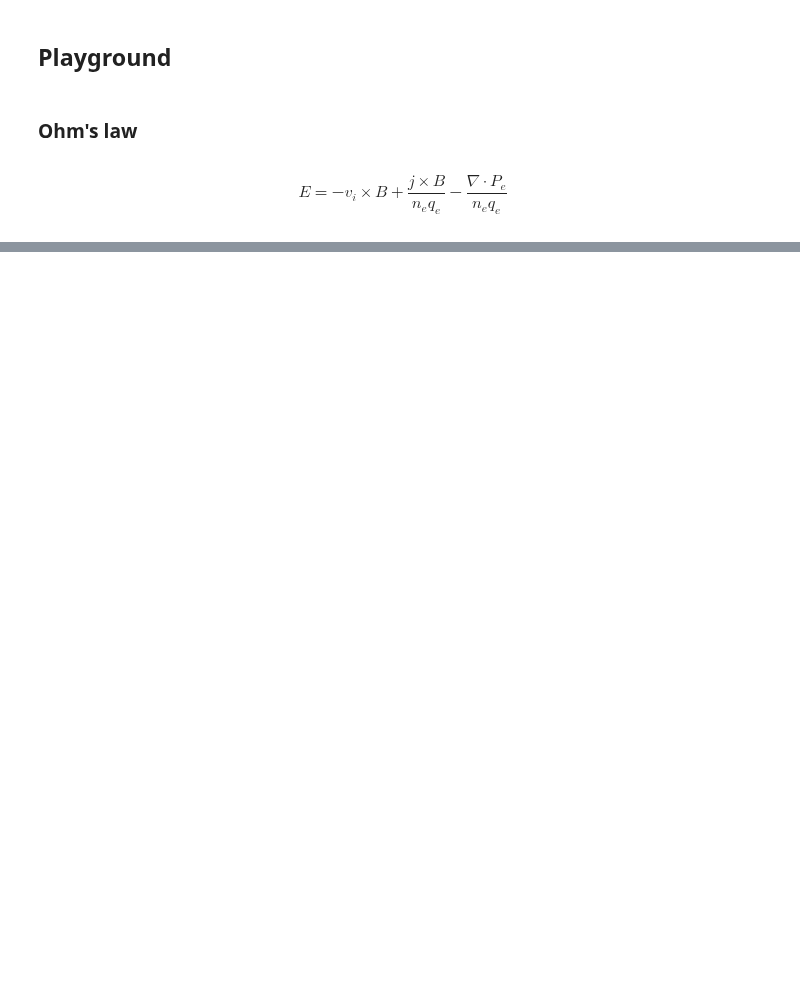
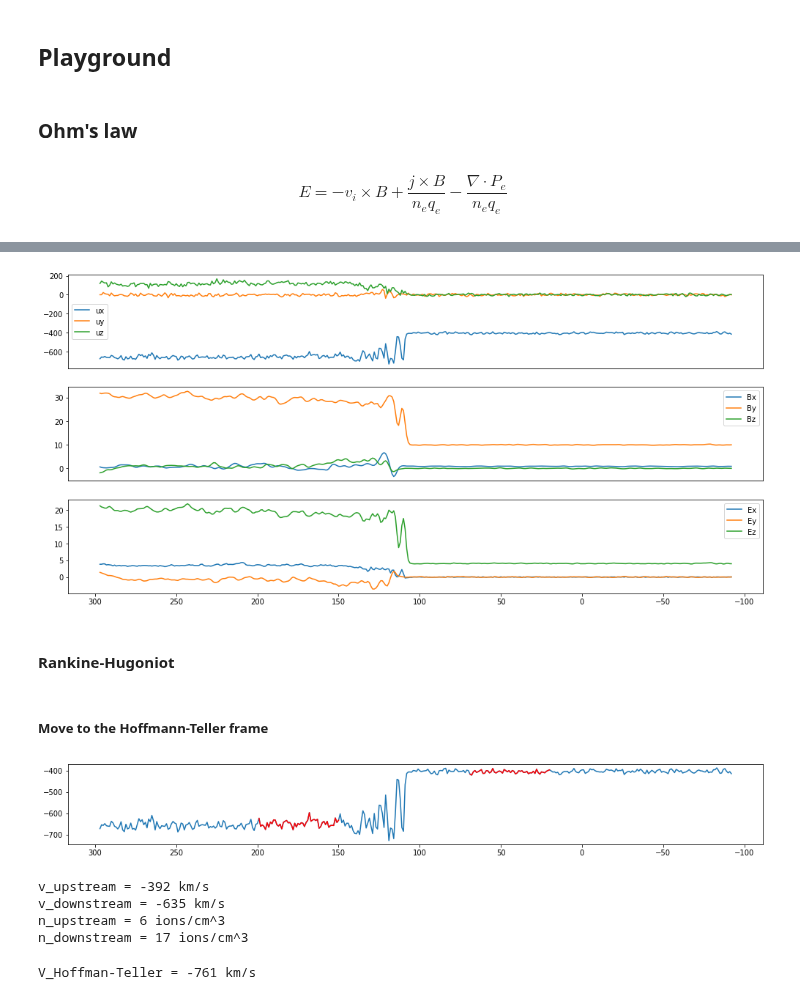
Before and after one commit to cmoissar/Jupyter-Notebooks, a Jupyter notebook: workpad.ipynb, the cells around one changed output, grey strips where cells are left out. Cells and saved outputs as stored; diff of their text form; code cells hidden in the pictures; blank space fills up the shorter version.

Commit message:
writing a code to check Rankine-Hugoniot and Ohm'Ohm's law through the interplanetary shock. This is in workpad.ipynb

```diff
--- a/workpad.ipynb
+++ b/workpad.ipynb
@@ -297,0 +290,6 @@ plt.show()
+# %%
+x_slice = slice(10,400)
+y_slice = slice(ny0-1, ny0+1)
+z_slice = slice(nz0-1, nz0+1)
+
+slices = (x_slice, y_slice, z_slice)
@@ -297,0 +380,30 @@ plt.show()
+# %%
+gs = GridSpec(3, 1)
+
+axe = plt.subplot(gs[0])
+plt.plot(x[x_slice], V[0][x_slice, ny0, nz0], label='ux')
+plt.plot(x[x_slice], V[1][x_slice, ny0, nz0], label='uy')
+plt.plot(x[x_slice], V[2][x_slice, ny0, nz0], label='uz')
+plt.legend()
+axe.get_xaxis().set_visible(False)
+
+axe = plt.subplot(gs[1], sharex=axe)
+plt.plot(x[x_slice], B[0][x_slice, ny0, nz0], label='Bx')
+plt.plot(x[x_slice], B[1][x_slice, ny0, nz0], label='By')
+plt.plot(x[x_slice], B[2][x_slice, ny0, nz0], label='Bz')
+plt.legend()
+axe.get_xaxis().set_visible(False)
+
+axe = plt.subplot(gs[2], sharex=axe)
+plt.plot(x[x_slice], E[0][x_slice, ny0, nz0], label='Ex')
+plt.plot(x[x_slice], E[1][x_slice, ny0, nz0], label='Ey')
+plt.plot(x[x_slice], E[2][x_slice, ny0, nz0], label='Ez')
+plt.legend()
+
+plt.gca().invert_xaxis()
+# %% [output]
+[figure, added]
+# %% [markdown]
+#### Rankine-Hugoniot
+# %% [markdown]
+##### Move to the Hoffmann-Teller frame
@@ -297,0 +416,32 @@ plt.show()
+# %%
+rcParams["figure.figsize"] = [17, 2]
+
+plt.plot(x[x_slice], Vx[x_slice, ny0, nz0])
+plt.plot(x[upstream_slice  ], Vx[upstream_slice  , ny0, nz0], color="red")
+plt.plot(x[downstream_slice], Vx[downstream_slice, ny0, nz0], color="red")
+plt.gca().invert_xaxis()
+# %% [output]
+[figure, added]
+# %%
+v_up = np.nanmean(Vx[upstream_slice])
+print(f"v_upstream = {v_up:0.0f} km/s")
+
+v_down = np.nanmean(Vx[downstream_slice])
+print(f"v_downstream = {v_down:0.0f} km/s")
+
+n_up = np.nanmean(N[upstream_slice])
+print(f"n_upstream = {n_up:0.0f} ions/cm^3")
+
+n_down = np.nanmean(N[downstream_slice])
+print(f"n_downstream = {n_down:0.0f} ions/cm^3")
+# %% [output]
+v_upstream = -392 km/s
+v_downstream = -635 km/s
+n_upstream = 6 ions/cm^3
+n_downstream = 17 ions/cm^3
+# %%
+V_HF = (n_up*v_up - n_down*v_down)/(n_up - n_down)
+
+print(f'V_Hoffman-Teller = {V_HF:0.0f} km/s')
+# %% [output]
+V_Hoffman-Teller = -761 km/s
```
Also changed, not shown: parts of 40 cells of this notebook, 2 other files.
